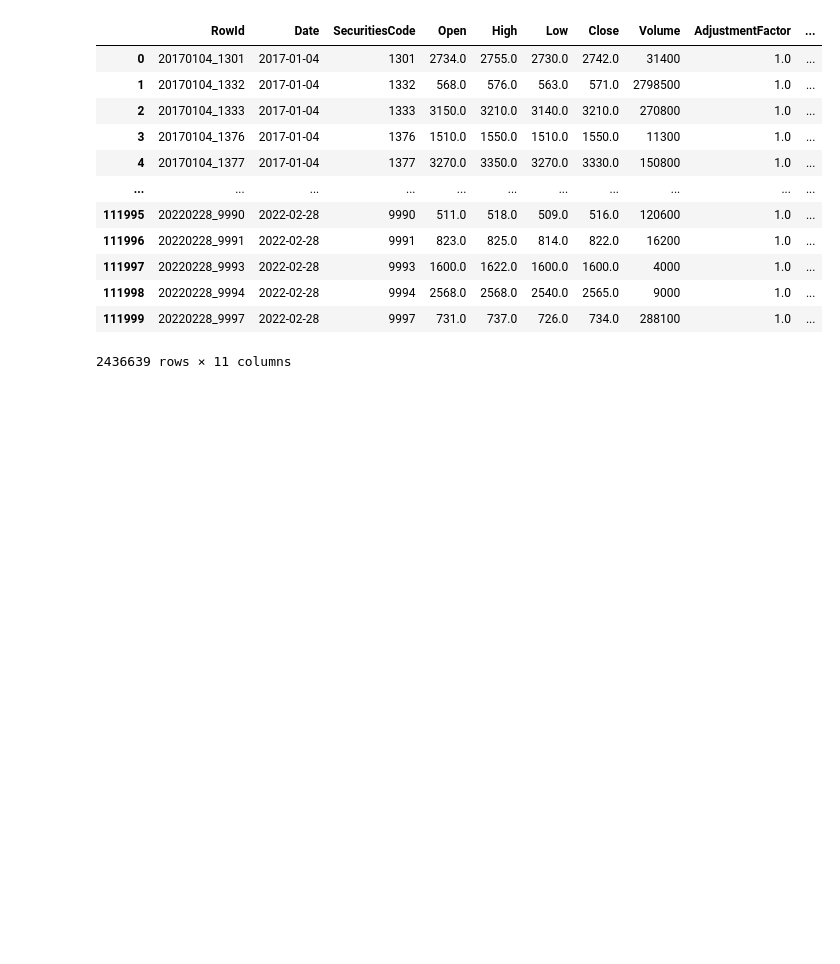
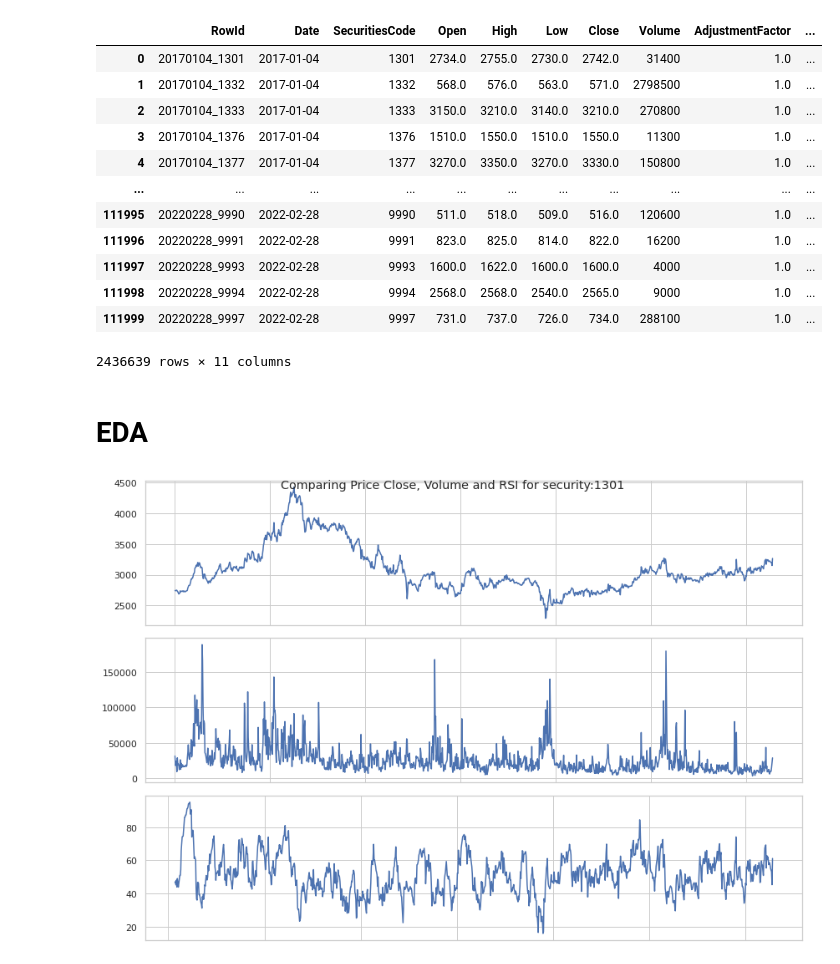
Before and after one commit to yyc9337/AI_Project, a Jupyter notebook: [Kaggle] JPX - 주가 예측/JPX.ipynb, the cells around one changed output. Cells and saved outputs as stored; diff of their text form; code cells hidden in the pictures; blank space fills up the shorter version.

```diff
--- a/[Kaggle] JPX - 주가 예측/JPX.ipynb
+++ b/[Kaggle] JPX - 주가 예측/JPX.ipynb
@@ -63,0 +129,27 @@ df
+# %% [markdown]
+# EDA
+# %%
+sns.set_style("whitegrid")
+SECURITY = 1301
+df_stock = df[df['SecuritiesCode'] == SECURITY].reset_index(drop = True)
+df_stock = df_stock.sort_values(by = "Date").reset_index()
+df_stock['rsi'] = RSI( df_stock['Close'], 14 )
+df_stock['rsicat'] = list(map(rsi_class, df_stock['rsi']))
+
+
+
+fig, (ax1, ax2, ax3) = plt.subplots(3,1, figsize = (12,8))
+fig.subplots_adjust(hspace=0.5)
+ax1.plot(df_stock.index, df_stock['Close']);
+labels = [item.get_text() for item in ax1.get_xticklabels()]
+ax1.set_xticklabels(labels)
+ax2.plot(df_stock.index, df_stock['Volume']);
+labels = [item.get_text() for item in ax2.get_xticklabels()]
+ax2.set_xticklabels(labels)
+ax3.plot(df_stock.index, df_stock['rsi']);
+labels = [item.get_text() for item in ax3.get_xticklabels()]
+ax3.set_xticklabels(labels)
+plt.suptitle(f"Comparing Price Close, Volume and RSI for security:{SECURITY}")
+plt.tight_layout()
+# %% [output]
+[figure, added]
```
Also changed, not shown: parts of 5 cells of this notebook.
